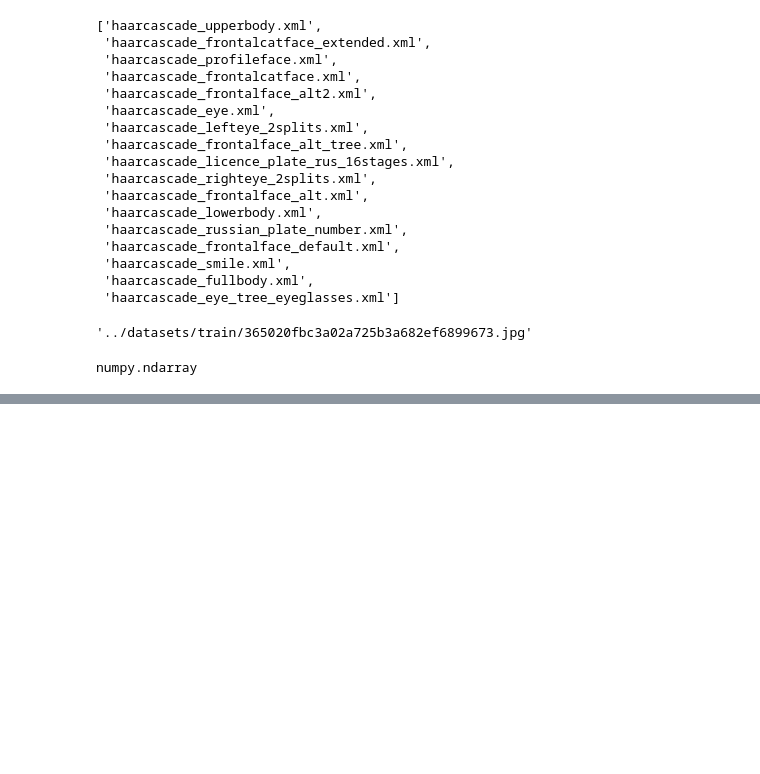
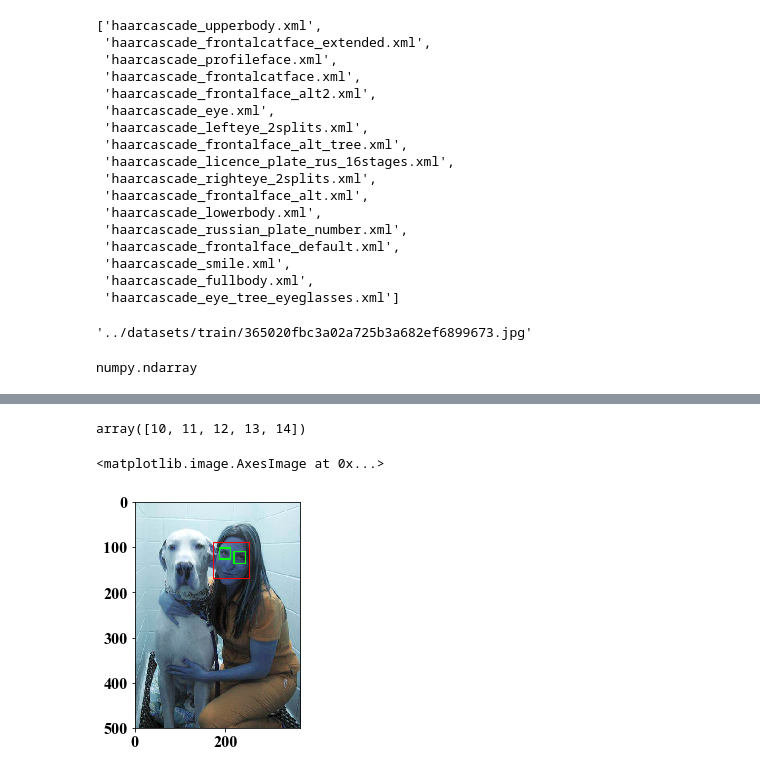
Before and after one commit to voschezang/trash-image-classification, a Jupyter notebook: src/face recognition.ipynb, the cells around one changed output, grey strips where cells are left out. Saved outputs shown, nothing was run; the diff lists cells and outputs as text; code cells hidden in the pictures; blank space fills up the shorter version.

```diff
--- a/src/face recognition.ipynb
+++ b/src/face recognition.ipynb
@@ -93,0 +138,19 @@ cv2.destroyAllWindows()
+# %%
+# for every img
+f = replace
+for (x,y,w,h) in real_faces:
+    x,y = convert_coordinates(x,y,img.shape)
+    print(x,y,w,h)
+    dims = (w,h,3) # rgb = 3
+    box = random_img(dims)
+    print('shape',box.shape)
+    w = 50
+    h = 50
+    # img = add_random(img,replace,dims)
+    # xs = np.clip(np.arange(x,x + w), 0, x + w - 1)
+    # ys = np.clip(np.arange(y,y + h), 0, y + h - 1)
+    xs = np.arange(x, x - w)
+    ys = np.arange(y, y - h)
+    for i,x1 in enumerate(xs):
+        for j,y1 in enumerate(ys):
+            img[x1,y1] = f(img[x1,y1],box[i,j])
@@ -93,0 +175,9 @@ cv2.destroyAllWindows()
+# %%
+np.arange(10,15)
+# %% [output]
+array([10, 11, 12, 13, 14])
+# %%
+skimage.io.imshow(img)
+# %% [output]
+<matplotlib.image.AxesImage at 0x...>
+[figure, added]
```
Also changed, not shown: parts of 9 cells of this notebook, 4 other files.
